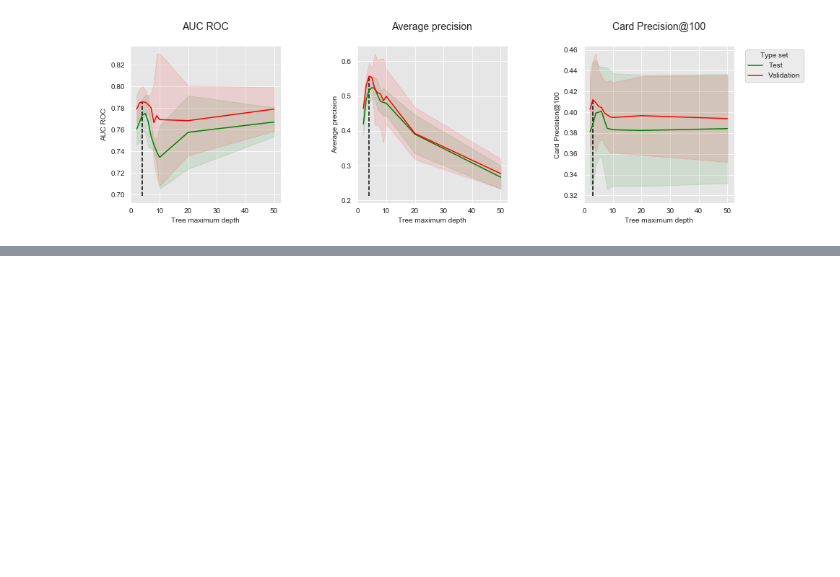
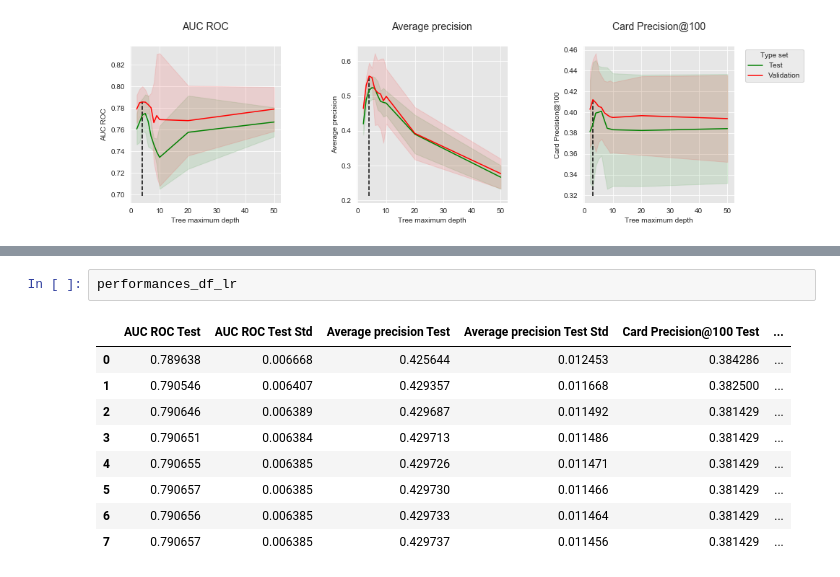
Before and after one commit to evan-dayy/Fraud-Detection-Algorithm, a Jupyter notebook: Model Building-M2.ipynb, the cells around one changed output, grey strips where cells are left out. Drawn from its saved outputs; the diff is of its cells as text; blank space fills up the shorter version.

```diff
--- a/Model Building-M2.ipynb
+++ b/Model Building-M2.ipynb
@@ -116,0 +150,12 @@ get_performances_plots(performances_df_dt,
+# %%
+performances_df_lr
+# %% [output]
+|  | AUC ROC Test | AUC ROC Test Std | Average precision Test | Average precision Test Std | Card Precision@100 Test | ... |
+| 0 | 0.789638 | 0.006668 | 0.425644 | 0.012453 | 0.384286 | ... |
+| 1 | 0.790546 | 0.006407 | 0.429357 | 0.011668 | 0.382500 | ... |
+| 2 | 0.790646 | 0.006389 | 0.429687 | 0.011492 | 0.381429 | ... |
+| 3 | 0.790651 | 0.006384 | 0.429713 | 0.011486 | 0.381429 | ... |
+| 4 | 0.790655 | 0.006385 | 0.429726 | 0.011471 | 0.381429 | ... |
+| 5 | 0.790657 | 0.006385 | 0.429730 | 0.011466 | 0.381429 | ... |
+| 6 | 0.790656 | 0.006385 | 0.429733 | 0.011464 | 0.381429 | ... |
+| 7 | 0.790657 | 0.006385 | 0.429737 | 0.011456 | 0.381429 | ... |
```
Also changed, not shown: parts of 30 cells of this notebook, 1 other file.
